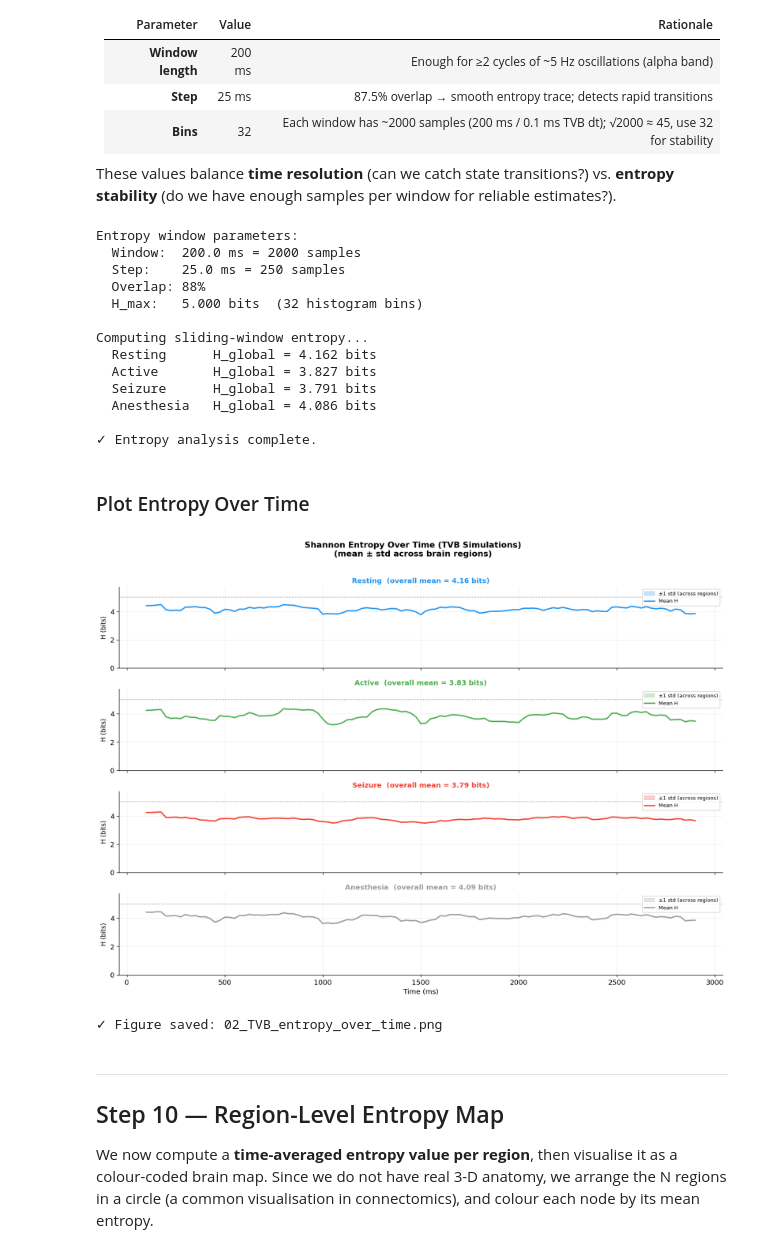
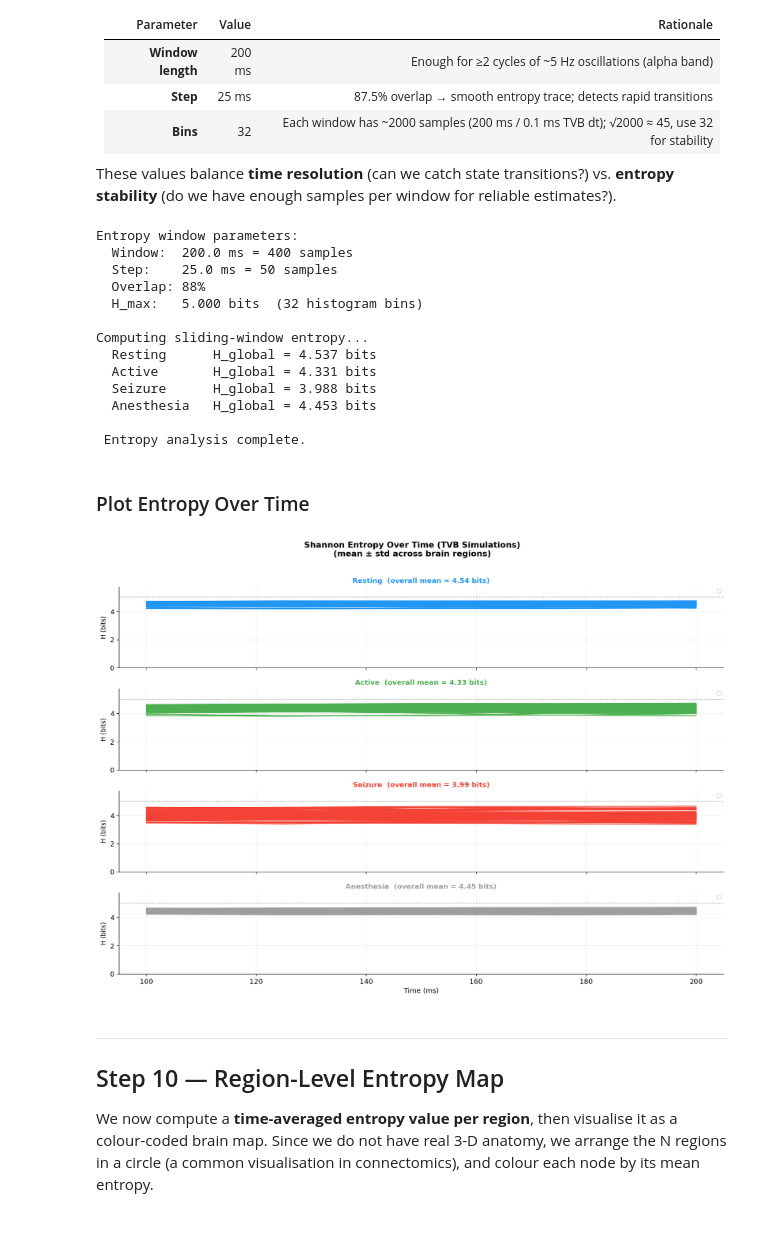
Before and after one commit to ADBauer2/Entropy-Study, a Jupyter notebook: entropy_virtual_brain_TVB.ipynb, the cells around one changed output. Cells and saved outputs as stored; diff of their text form; code cells hidden in the pictures.

```diff
--- a/entropy_virtual_brain_TVB.ipynb
+++ b/entropy_virtual_brain_TVB.ipynb
@@ -793,7 +756,7 @@ These values balance **time resolution** (can we catch state transitions?) vs. *
 WINDOW_MS = 200.0   # window length in milliseconds
 STEP_MS   = 25.0    # step between windows in milliseconds
 N_BINS    = 32      # histogram bins per window
-DT        = 0.1     # TVB integration time step (ms)
+DT        = 0.5     # TVB integration time step (ms)
 
 # Convert to samples
 win_samples  = int(WINDOW_MS / DT)
@@ -813,6 +776,7 @@ for name, data in brain_simulations.items():
     E = data['E']  # (T, N_REGIONS)
     n_regions = E.shape[1]
 
+
     # Compute sliding-window entropy for region 0 first to get the time axis
     centers, _ = sliding_window_entropy(
         E[:, 0], win_samples, step_samples, n_bins=N_BINS
@@ -829,7 +793,7 @@ for name, data in brain_simulations.items():
     entropy_results[name] = {
         'centers_samples': centers,
         'centers_ms'     : centers * DT,
-        'H'              : H_matrix,       # (T_windows, N_REGIONS)
+        'H_mat'              : H_matrix,       # (T_windows, N_REGIONS)
         'H_mean'         : H_matrix.mean(axis=1),    # mean across regions
         'H_global_mean'  : H_matrix.mean(),          # single number
     }
@@ -837,64 +801,61 @@ for name, data in brain_simulations.items():
     print(f'  {name:<12} H_global = {H_matrix.mean():.3f} bits')
 
 print()
-print(f'✓ Entropy analysis complete.')
+print(f' Entropy analysis complete.')
 # %% [output]
 Entropy window parameters:
-  Window:  200.0 ms = 2000 samples
-  Step:    25.0 ms = 250 samples
+  Window:  200.0 ms = 400 samples
+  Step:    25.0 ms = 50 samples
   Overlap: 88%
   H_max:   5.000 bits  (32 histogram bins)
 
 Computing sliding-window entropy...
-  Resting      H_global = 4.162 bits
-  Active       H_global = 3.827 bits
-  Seizure      H_global = 3.791 bits
-  Anesthesia   H_global = 4.086 bits
+  Resting      H_global = 4.537 bits
+  Active       H_global = 4.331 bits
+  Seizure      H_global = 3.988 bits
+  Anesthesia   H_global = 4.453 bits
 
-✓ Entropy analysis complete.
+ Entropy analysis complete.
 # %% [markdown]
 ### Plot Entropy Over Time
 # %%
 # ─────────────────────────────────────────────────────────────────────────────
 # PLOT ENTROPY OVER TIME — ALL STATES
 # ─────────────────────────────────────────────────────────────────────────────
 
 fig, axes = plt.subplots(4, 1, figsize=(14, 10), sharex=True, sharey=True)
 fig.suptitle('Shannon Entropy Over Time (TVB Simulations)\n(mean ± std across brain regions)',
              fontsize=13, y=1.01, fontweight='bold')
 
 H_max = np.log2(N_BINS)
 
 for ax, (name, res) in zip(axes, entropy_results.items()):
     t_win  = res['centers_ms']
-    H      = res['H']           # (T_windows, N_REGIONS)
-    H_mean = H.mean(axis=1)
-    H_std  = H.std(axis=1)
+    H_mat  = res['H_mat']           # (T_windows, N_REGIONS)
+    H_mean = H_mat.mean(axis=1)
+    H_std  = H_mat.std(axis=1)
     col    = state_colors[name]
 
     # Shaded band = ±1 std across regions at each time point
-    ax.fill_between(t_win, H_mean - H_std, H_mean + H_std,
-                    color=col, alpha=0.25, label='±1 std (across regions)')
-    ax.plot(t_win, H_mean, color=col, linewidth=2.0, label='Mean H')
+    ax.plot(t_win, H_mat, color=col)
 
     # Horizontal reference: H_max (maximum possible entropy)
     ax.axhline(H_max, color='black', linestyle=':', linewidth=1.0, alpha=0.5)
 
     ax.set_ylabel('H (bits)', fontsize=10)
     ax.set_ylim(0, H_max * 1.15)
     ax.set_title(f'{name}  (overall mean = {H_mean.mean():.2f} bits)',
                  color=col, fontsize=11, fontweight='bold')
     ax.legend(fontsize=8, loc='upper right')
     ax.grid(True, alpha=0.2)
 
 axes[-1].set_xlabel('Time (ms)', fontsize=11)
 plt.tight_layout()
-plt.savefig('02_TVB_entropy_over_time.png', bbox_inches='tight', dpi=120)
+#plt.savefig('02_TVB_entropy_over_time.png', bbox_inches='tight', dpi=120)
 plt.show()
-print('✓ Figure saved: 02_TVB_entropy_over_time.png')
+#print('✓ Figure saved: 02_TVB_entropy_over_time.png')
 # %% [output]
-[figure, old version]
+[figure, new version]
-✓ Figure saved: 02_TVB_entropy_over_time.png
 # %% [markdown]
 ---
 ## Step 10 — Region-Level Entropy Map
```
Also changed, not shown: parts of 16 cells of this notebook.
